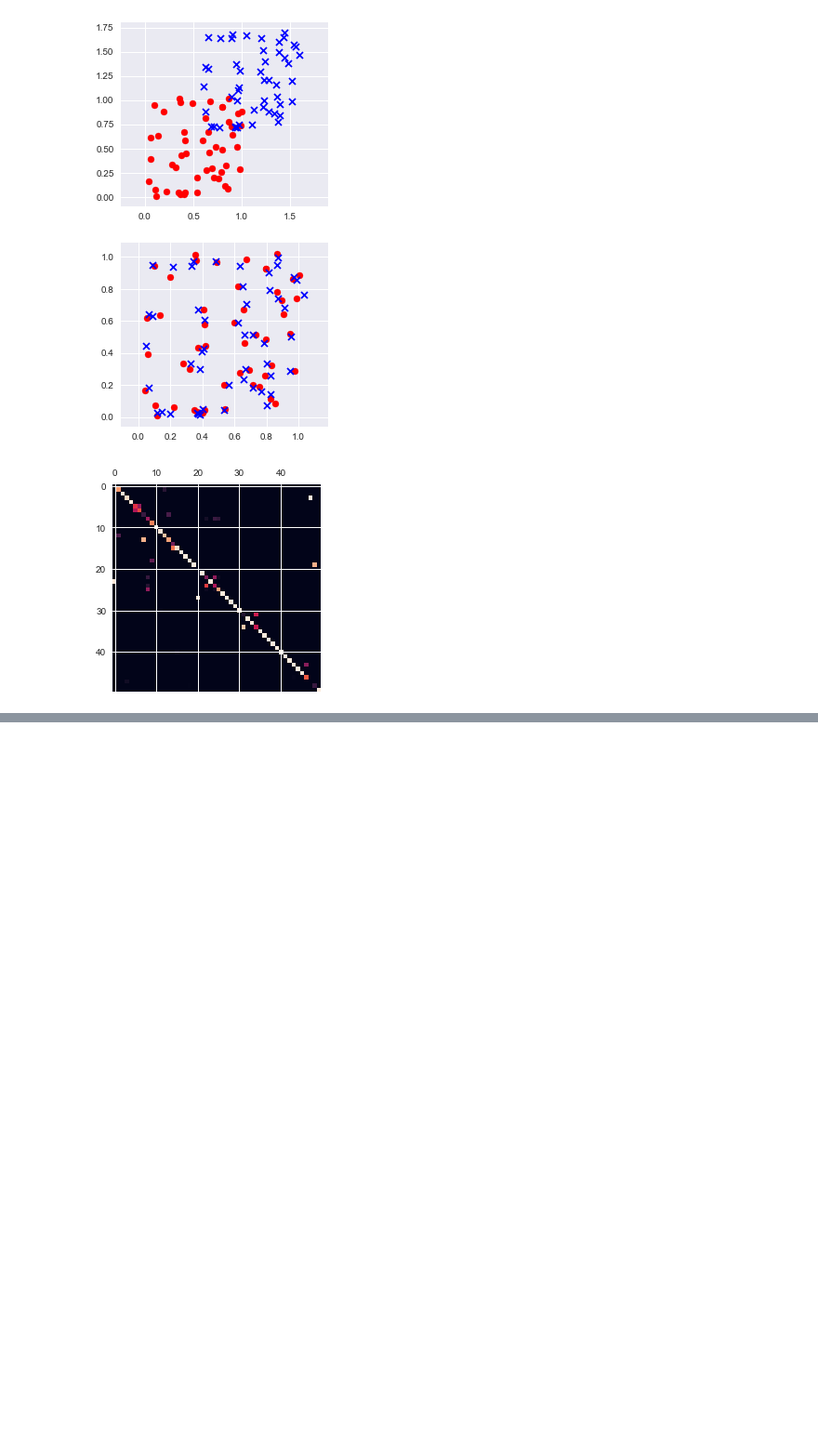
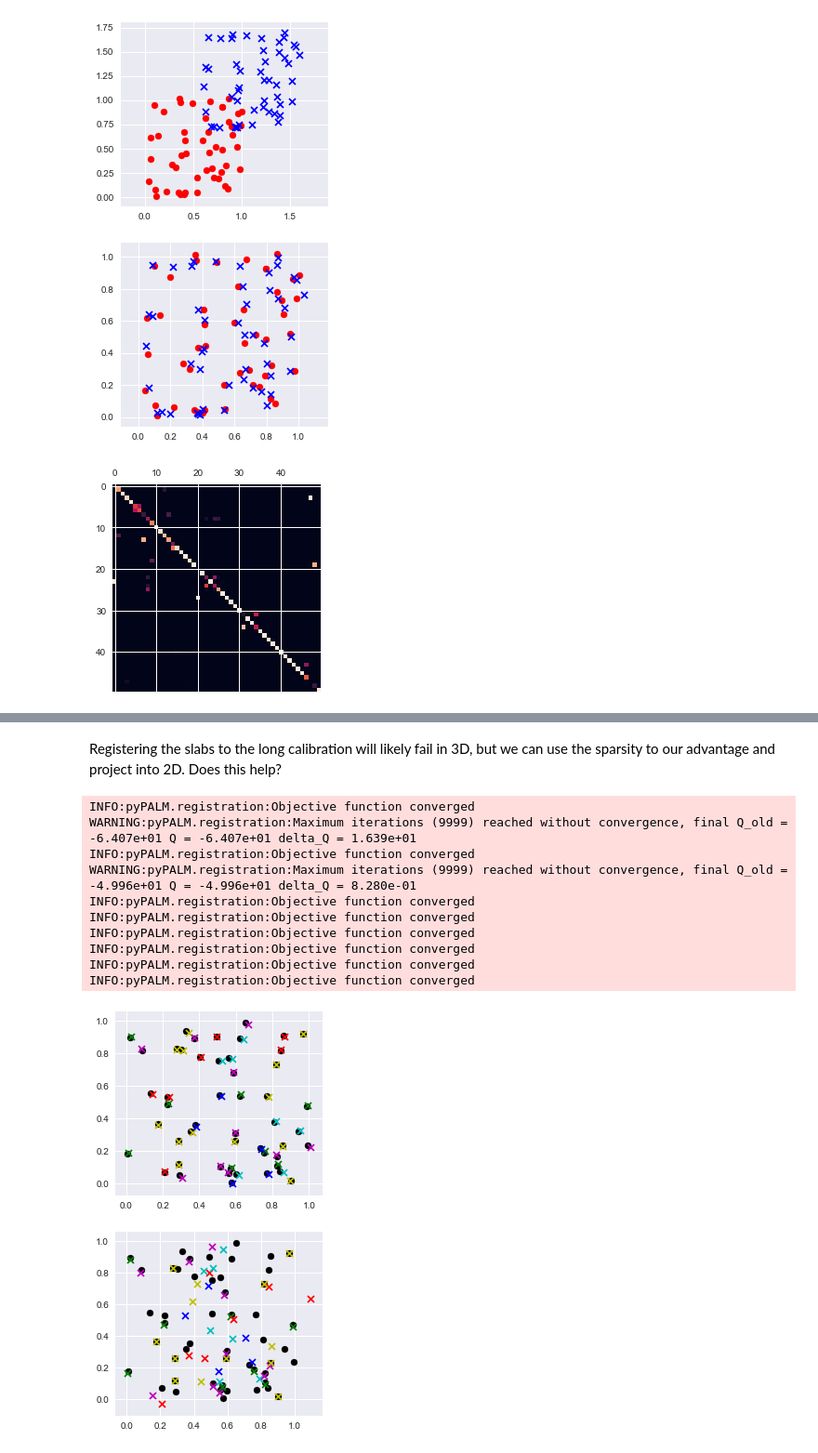
Before and after one commit to david-hoffman/pyPALM, a Jupyter notebook: notebooks/Point Matching testing internal implementation.ipynb, the cells around one changed output, grey strips where cells are left out. Shown: that part at 93% size. Cells and saved outputs as stored; diff of their text form; code cells hidden in the pictures; blank space fills up the shorter version.

```diff
--- a/notebooks/Point Matching testing internal implementation.ipynb
+++ b/notebooks/Point Matching testing internal implementation.ipynb
@@ -309,0 +418,19 @@ plt.matshow(reg2.p_old)
+# %% [markdown]
+Registering the slabs to the long calibration will likely fail in 3D, but we can use the sparsity to our advantage and project into 2D. Does this help?
+# %%
+logger.setLevel(logging.INFO)
+with np.errstate(invalid="raise"):
+    r = main2(ps1[1:], [slab[1:] for slab in slabs_wnoise], weight=0.95, maxiters=10000, tol=1e-6)
+# rmse(ps1[:npnts], r[0][:npnts])
+# %% [output]
+INFO:pyPALM.registration:Objective function converged
+WARNING:pyPALM.registration:Maximum iterations (9999) reached without convergence, final Q_old = -6.407e+01 Q = -6.407e+01 delta_Q = 1.639e+01
+INFO:pyPALM.registration:Objective function converged
+WARNING:pyPALM.registration:Maximum iterations (9999) reached without convergence, final Q_old = -4.996e+01 Q = -4.996e+01 delta_Q = 8.280e-01
+INFO:pyPALM.registration:Objective function converged
+INFO:pyPALM.registration:Objective function converged
+INFO:pyPALM.registration:Objective function converged
+INFO:pyPALM.registration:Objective function converged
+INFO:pyPALM.registration:Objective function converged
+INFO:pyPALM.registration:Objective function converged
+[figure, added]
```
Also changed, not shown: parts of 12 cells of this notebook, 1 other file.
